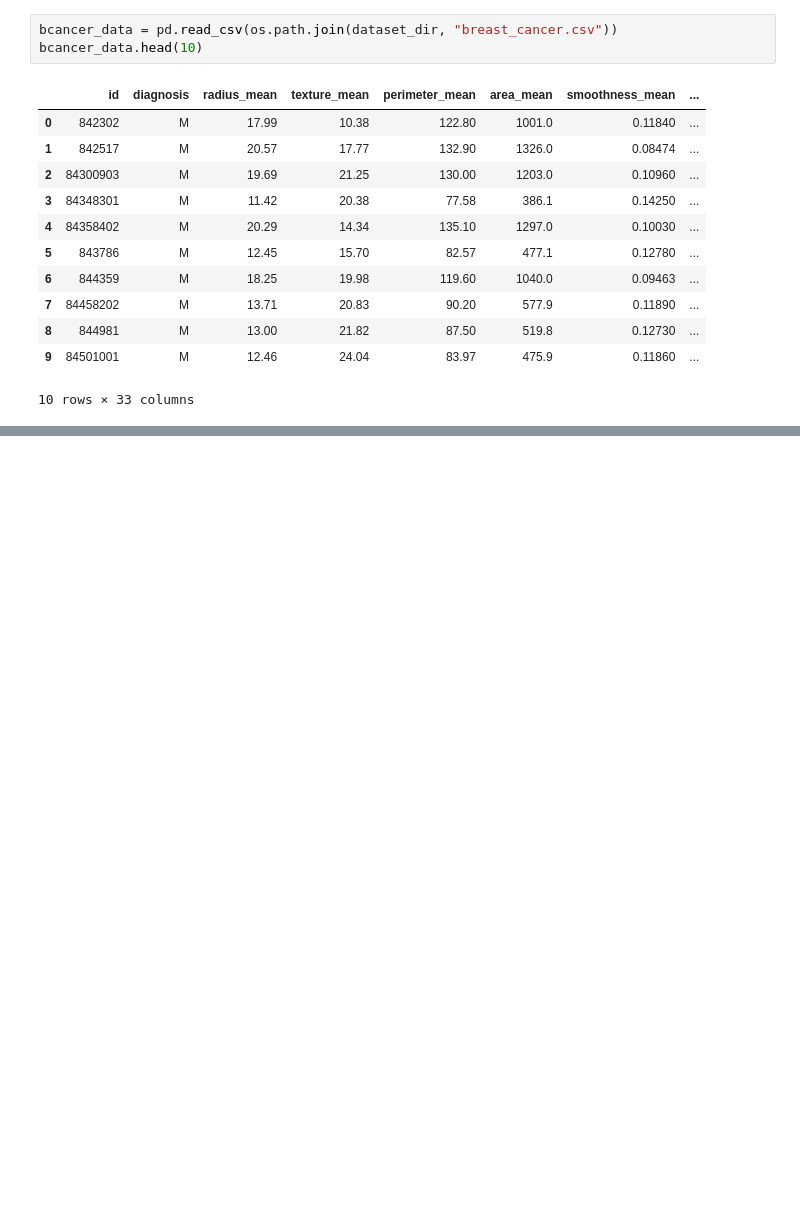
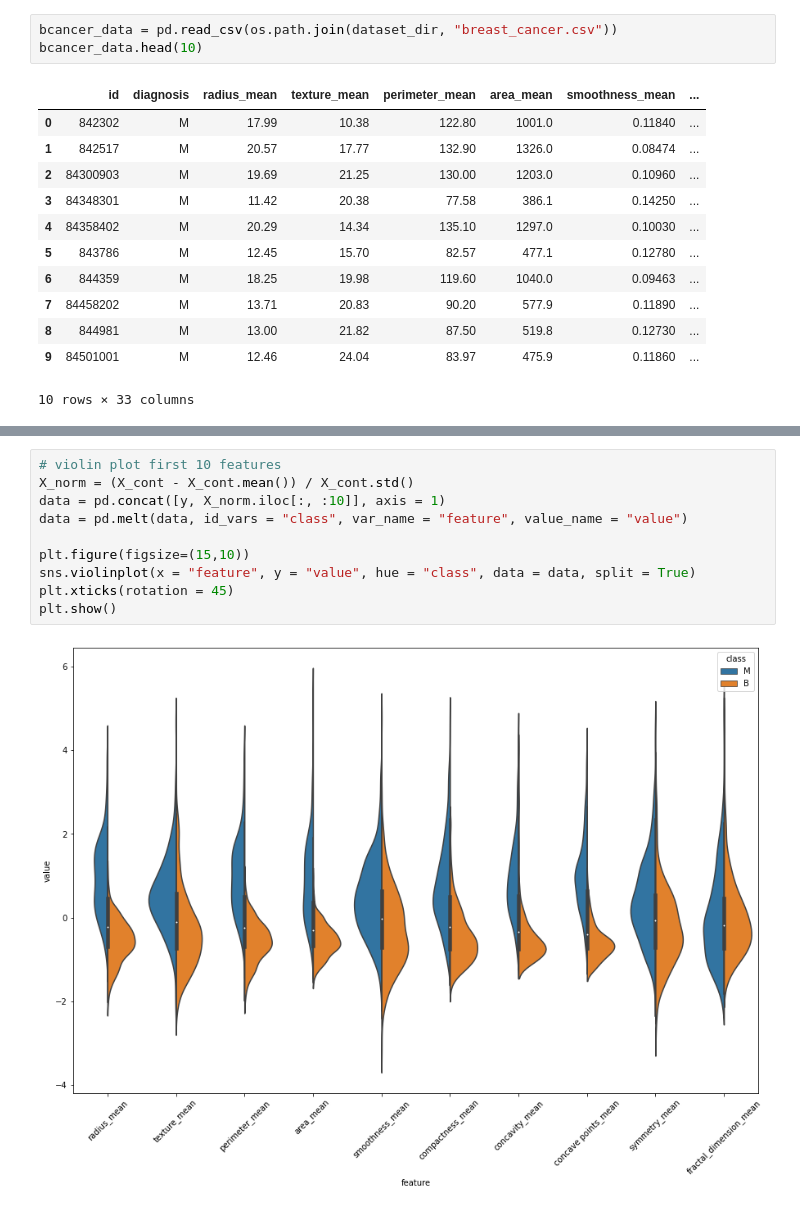
Before and after one commit to suryaParyanta/CZ4032-Rule_Based_Classifier, a Jupyter notebook: notebooks/data_preprocessing.ipynb, the cells around one changed output, grey strips where cells are left out. Cells and saved outputs as stored; diff of their text form; blank space fills up the shorter version.

```diff
--- a/notebooks/data_preprocessing.ipynb
+++ b/notebooks/data_preprocessing.ipynb
@@ -382,0 +420,12 @@ bcancer_data.head(10)
+# %%
+# violin plot first 10 features
+X_norm = (X_cont - X_cont.mean()) / X_cont.std()
+data = pd.concat([y, X_norm.iloc[:, :10]], axis = 1)
+data = pd.melt(data, id_vars = "class", var_name = "feature", value_name = "value")
+
+plt.figure(figsize=(15,10))
+sns.violinplot(x = "feature", y = "value", hue = "class", data = data, split = True)
+plt.xticks(rotation = 45)
+plt.show()
+# %% [output]
+[figure, added]
```
Also changed, not shown: parts of 8 cells of this notebook, 1 other file.
